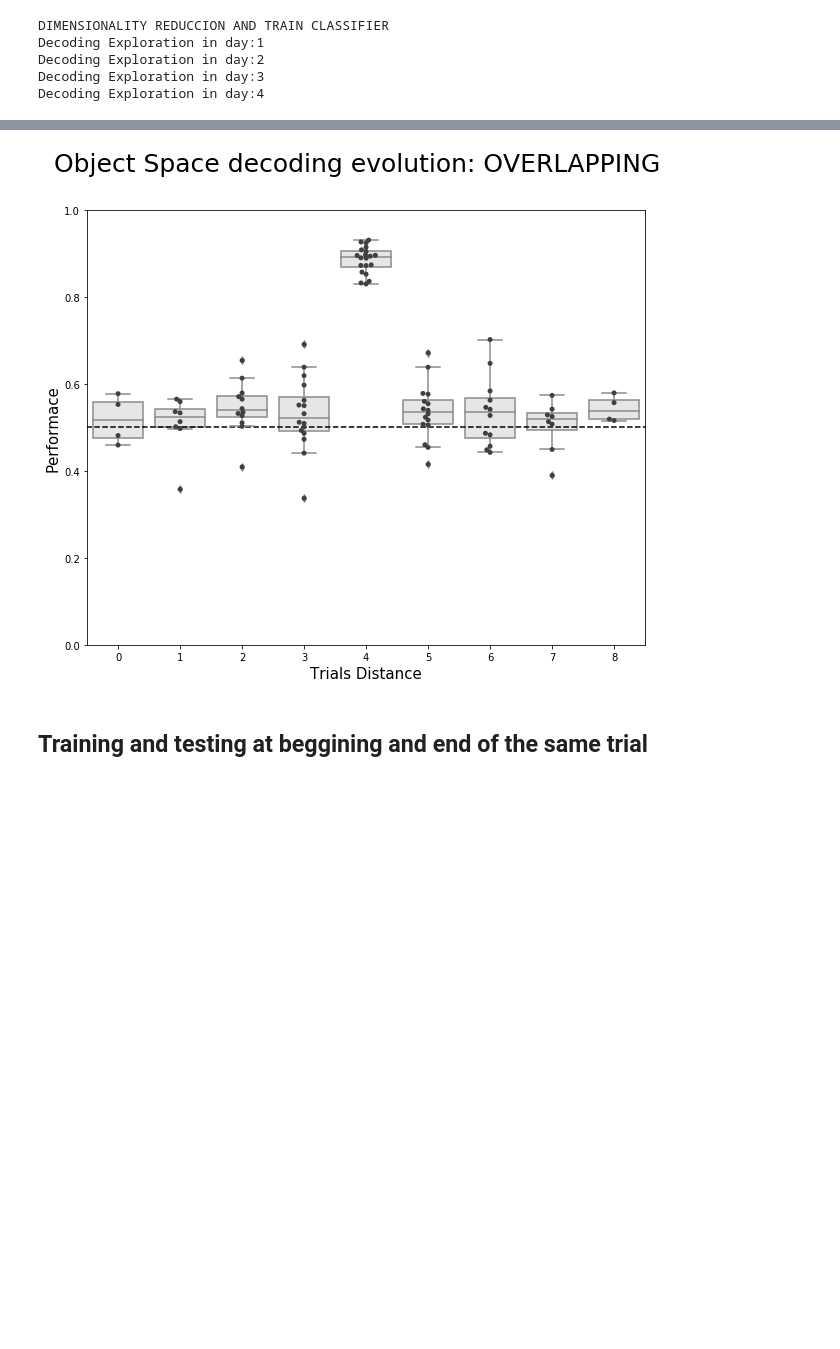
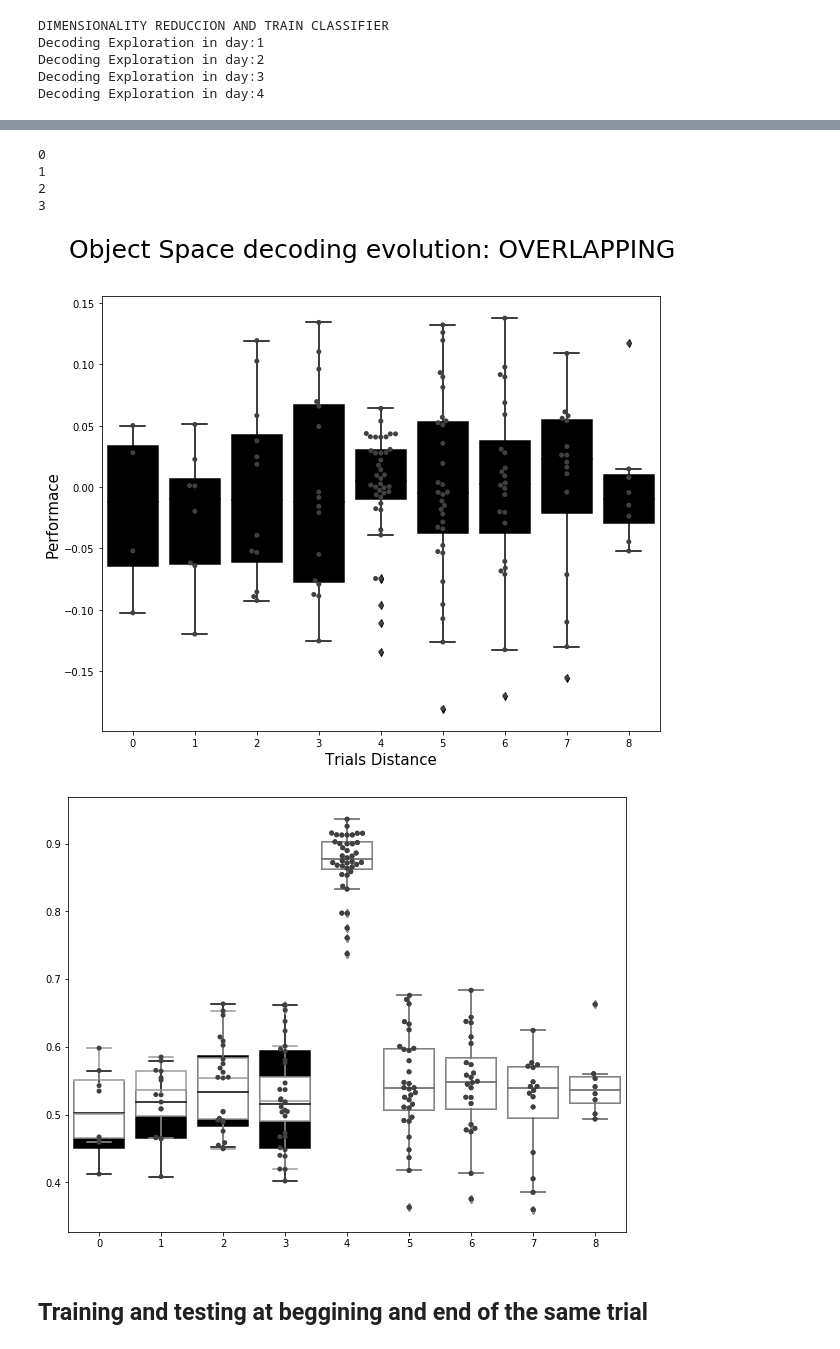
Before and after one commit to melisamc89/neural_analysys, a Jupyter notebook: src/cca_day_trial_decoding_object_space.ipynb, the cells around one changed output, grey strips where cells are left out. Cells and saved outputs as stored; diff of their text form; code cells hidden in the pictures; blank space fills up the shorter version.

```diff
--- a/src/cca_day_trial_decoding_object_space.ipynb
+++ b/src/cca_day_trial_decoding_object_space.ipynb
@@ -37,7 +41,7 @@ warnings.filterwarnings("ignore")
 # define mouse information, and preprocessin versions from analysis.
 # load data for all sessions in this mouse and compute mean activity for each neuron.
 
-mouse = 32364       ### mouse number id
+mouse = 56165       ### mouse number id
 decoding_v = 1            ## decoding version, normaly equal to one
 motion_correction_v = 20  ### 100 means everything was aligned, 200 means it was also equalized, 20 is for day wise
 alignment_v = 3           ## alignment version, version 3 is for day wise
@@ -50,8 +54,9 @@ component_evaluation_v = 1 ## component evaluation version
 sf = 10                   ## sampling frequency of the original signal
 re_sf=1            ## value of resampling
 session_now = 1
+
 BINS = 70
-FR_limit = 12
+FR_limit = 15
 period = int(1 * sf / re_sf)
 period_resting = period *10
 fixed = 'None'
@@ -309,7 +319,7 @@ dim = 2
 kfold_number = 10
 kf = KFold(n_splits=kfold_number)
 gnb = GaussianNB()
-cca = CCA(n_components=5)
+cca = CCA(n_components=8)
 
 performace_day_gnb_cca = []
 performace_day_gnb_cca_std = []
@@ -328,12 +338,13 @@ for day in [0,1,2,3]:
     selected_cells = np.where(firing_rate < FR_limit)[0]
     Xpre_all = Xpre_all[:,selected_cells]
 
-    ### select in track part of experiment
+    ### select in track part of experiment where there is exploration
     index_track = np.where(behaviour_list[day]>2)[0]
     ybehaviour = behaviour_list[day][index_track]
     yparameters = parameters_list[day][:,index_track]
     Xpre_day = Xpre_all[index_track,:]
 
+    # selected_temporal_bins for preserving class balance (here classes are not balanced)
     selected_temporal_bins = np.arange(0,Xpre_day.shape[0])
     X_day = Xpre_day[selected_temporal_bins,:]
     ybehaviour_day = ybehaviour[selected_temporal_bins]
@@ -348,7 +359,7 @@ for day in [0,1,2,3]:
 
         X_cca_train = cca.fit(X_train_cca, y_train_cca.T).transform(X_train_cca)
         X_cca_test = cca.fit(X_train_cca, y_train_cca.T).transform(X_test_cca)
-        y_pred = gnb.fit(X_cca_train, y_train_gnb).predict(X_cca_test)
+        #y_pred = gnb.fit(X_cca_train, y_train_gnb).predict(X_cca_test)
         #conf_cca = confusion_matrix(y_test_gnb,y_pred)
         scores[i] = gnb.fit(X_cca_train, y_train_gnb).score(X_cca_test, y_test_gnb)
         i = i+1
@@ -357,7 +368,11 @@ for day in [0,1,2,3]:
     performace_day_gnb_cca_std.append(np.std(scores))
 
     ### do the same in shuffling data
+    block = 5
+    size = np.floor(X_day.shape[0]/block).astype(int)
+    order = np.random.permutation(np.arange(0,size*block).reshape(size,block)).reshape(size*block,)
     X_day_shuffle = np.random.permutation(X_day)
+    X_day_shuffle[0:size*block,:] = X_day[order,:]
     i= 0
     scores = np.zeros((10,))
     for train_index, test_index in kf.split(X_day_shuffle):
@@ -367,7 +382,7 @@ for day in [0,1,2,3]:
 
         X_cca_train = cca.fit(X_train_cca, y_train_cca.T).transform(X_train_cca)
         X_cca_test = cca.fit(X_train_cca, y_train_cca.T).transform(X_test_cca)
-        y_pred = gnb.fit(X_cca_train, y_train_gnb).predict(X_cca_test)
+        #y_pred = gnb.fit(X_cca_train, y_train_gnb).predict(X_cca_test)
         #conf_cca = confusion_matrix(y_test_gnb,y_pred)
         scores[i] = gnb.fit(X_cca_train, y_train_gnb).score(X_cca_test, y_test_gnb)
         i = i+1
@@ -647,38 +709,68 @@ main_diagonal = []
 first_diagonal = []
 second_diagonal = []
 third_diagonal = []
 fourth_diagonal = []
 
 offset_list = [[],[],[],[],main_diagonal,first_diagonal,second_diagonal,third_diagonal,fourth_diagonal]
+offset_list_shuffle = [[],[],[],[],main_diagonal,first_diagonal,second_diagonal,third_diagonal,fourth_diagonal]
 
 for day in [0,1,2,3]:
     matrix = score_matrix_gnb_cca_list[day]/counter
+    matrix_shuffle = score_matrix_gnb_cca_list_shuffle[day]/counter
+    print(day)
     for offset in [-4,-3,-2,-1]:
         offset_values = matrix.diagonal(offset = offset)
+        offset_values_shuffle = matrix_shuffle.diagonal(offset = offset)
         for i in range(offset_values.shape[0]):
             offset_list[offset+4].append(offset_values[i])
+            offset_list_shuffle[offset+4].append(offset_values_shuffle[i])
 
     for offset in range(0,5):
         offset_values = matrix.diagonal(offset = offset)
+        offset_values_shuffle = matrix_shuffle.diagonal(offset = offset)
         for i in range(offset_values.shape[0]):
             offset_list[offset+4].append(offset_values[i])
+            offset_list_shuffle[offset+4].append(offset_values_shuffle[i])
+
+offset_list_zscore = []
+for i in range(len(offset_list)):
+    offset_list_zscore.append((offset_list[i]-np.mean(offset_list_shuffle[i])))
+
 
 fig, ax = plt.subplots(figsize = (10,8))
-ax = sns.boxplot(data = offset_list, orient = 'v', color = '0.9')
-ax = sns.swarmplot(data= offset_list, color=".25")
+ax = sns.boxplot(data = offset_list_zscore, orient = 'v', color = '0.0')
+ax = sns.swarmplot(data= offset_list_zscore, color="0.25")
+
+# ax = sns.boxplot(data = offset_list_shuffle, orient = 'v', color = '0.9')
+# ax = sns.swarmplot(data= offset_list_shuffle, color=".25")
+
 ax.set_xlabel('Trials Distance', fontsize = 15)
 ax.set_ylabel('Performace', fontsize = 15)
-ax.set_ylim([0,1])
-ax.hlines(1/2, -20, 21, colors='k', linestyles='--')
+#ax.set_ylim([0,1])
+#ax.hlines(1/2, -20, 21, colors='k', linestyles='--')
 
 
 fig.suptitle('Object Space decoding evolution: ' + task , fontsize = 25)
 
 figure_name = figure_path +'decorder_train_test_evolution_'+f'{mouse}'+'_session_'+f'{session}'+'.png'
 
 fig.savefig(figure_name)
+
+
+fig, ax = plt.subplots(figsize = (10,8))
+
+ax = sns.boxplot(data = offset_list, orient = 'v', color = '0.0')
+ax = sns.swarmplot(data= offset_list, color="0.25")
+
+ax = sns.boxplot(data = offset_list_shuffle, orient = 'v', color = '1')
+ax = sns.swarmplot(data= offset_list_shuffle, color=".25")
 # %% [output]
+0
+1
+2
+3
-[figure, old version]
+[figure, new version]
+[figure, added]
 # %% [markdown]
 ## Training and testing at beggining and end of the same trial
 # %%
```
Also changed, not shown: parts of 13 cells of this notebook, 9 other files.
